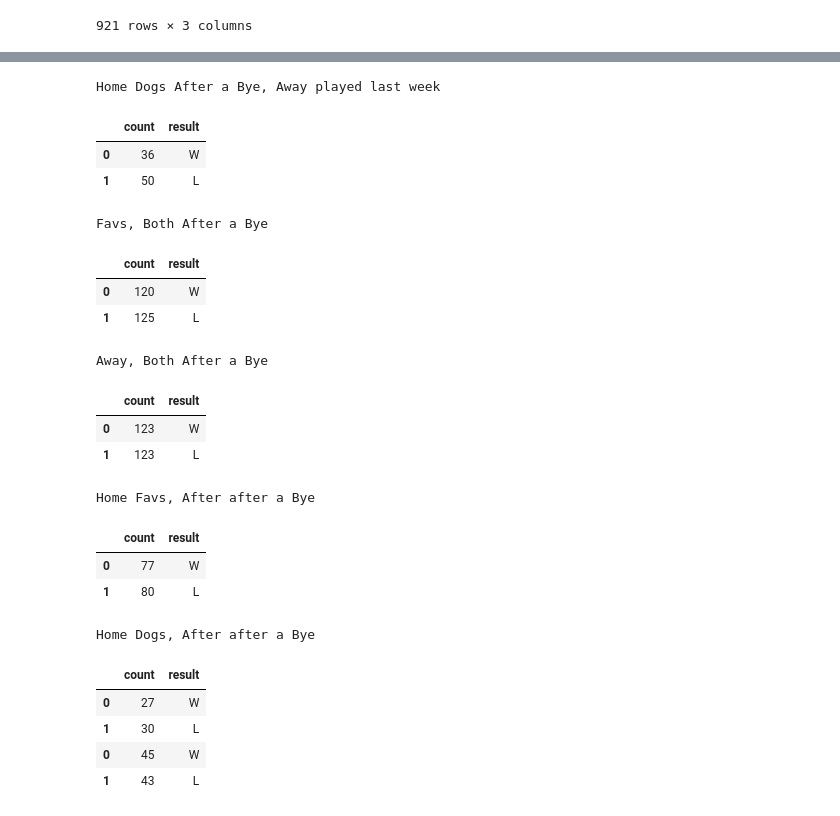
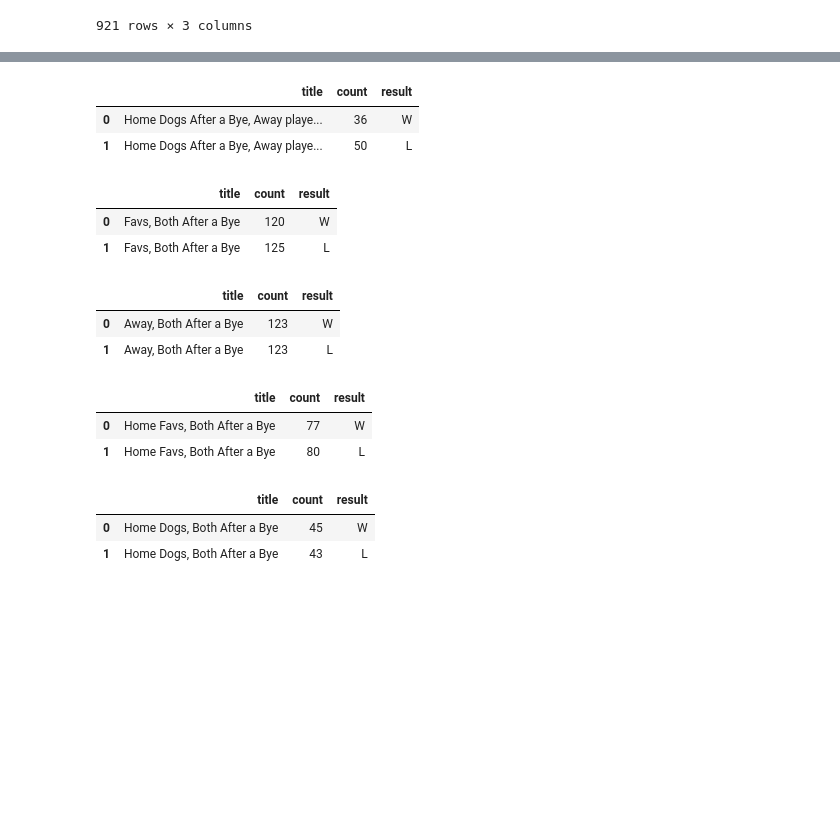
Before and after one commit to mlech413/historical-results, a Jupyter notebook: after_bye_sqldf.ipynb, the cells around one changed output, grey strips where cells are left out. Drawn from its saved outputs; the diff is of its cells as text; code cells hidden in the pictures; blank space fills up the shorter version.

Commit message:
query titles set

```diff
--- a/after_bye_sqldf.ipynb
+++ b/after_bye_sqldf.ipynb
@@ -301,5 +297,5 @@ Home Favs After a Bye, Away played last week
 # %%
-print('Home Dogs After a Bye, Away played last week')
+query_title = ('Home Dogs After a Bye, Away played last week')
 
 temp_df = (sqldf('''SELECT count(*) as count, "W" as result
                     FROM results_df as r
@@ -333,14 +329,19 @@ temp_df = (sqldf('''SELECT count(*) as count, "W" as result
                     ORDER BY 2 DESC
                     '''))
 
+temp_df['title'] = query_title
+first_column = temp_df.pop('title')
+temp_df.insert(0, 'title', first_column)
+
+display_df = pd.concat([display_df, temp_df])
 temp_df
+# display_df
 # %% [output]
-Home Dogs After a Bye, Away played last week
-|  | count | result |
-| 0 | 36 | W |
-| 1 | 50 | L |
+|  | title | count | result |
+| 0 | Home Dogs After a Bye, Away playe... | 36 | W |
+| 1 | Home Dogs After a Bye, Away playe... | 50 | L |
 # %%
-print('Favs, Both After a Bye')
+query_title = ('Favs, Both After a Bye')
 
 temp_df = (sqldf('''SELECT count(*) as count, "W" as result
                     FROM results_df as r
@@ -390,14 +391,19 @@ temp_df = (sqldf('''SELECT count(*) as count, "W" as result
                     ORDER BY 2 DESC
                     '''))
 
+temp_df['title'] = query_title
+first_column = temp_df.pop('title')
+temp_df.insert(0, 'title', first_column)
+
+display_df = pd.concat([display_df, temp_df])
 temp_df
+# display_df
 # %% [output]
-Favs, Both After a Bye
-|  | count | result |
-| 0 | 120 | W |
-| 1 | 125 | L |
+|  | title | count | result |
+| 0 | Favs, Both After a Bye | 120 | W |
+| 1 | Favs, Both After a Bye | 125 | L |
 # %%
-print('Away, Both After a Bye')
+query_title = ('Away, Both After a Bye')
 
 temp_df = (sqldf('''SELECT count(*) as count, "W" as result
                     FROM results_df as r
@@ -441,14 +447,19 @@ temp_df = (sqldf('''SELECT count(*) as count, "W" as result
                     ORDER BY 2 DESC
                     '''))
 
+temp_df['title'] = query_title
+first_column = temp_df.pop('title')
+temp_df.insert(0, 'title', first_column)
+
+display_df = pd.concat([display_df, temp_df])
 temp_df
+# display_df
 # %% [output]
-Away, Both After a Bye
-|  | count | result |
-| 0 | 123 | W |
-| 1 | 123 | L |
+|  | title | count | result |
+| 0 | Away, Both After a Bye | 123 | W |
+| 1 | Away, Both After a Bye | 123 | L |
 # %%
-print('Home Favs, After after a Bye')
+query_title = ('Home Favs, Both After a Bye')
 
 temp_df = (sqldf('''SELECT count(*) as count, "W" as result
                     FROM results_df as r
@@ -494,14 +505,19 @@ temp_df = (sqldf('''SELECT count(*) as count, "W" as result
                     ORDER BY 2 DESC
                     '''))
 
+temp_df['title'] = query_title
+first_column = temp_df.pop('title')
+temp_df.insert(0, 'title', first_column)
+
+display_df = pd.concat([display_df, temp_df])
 temp_df
+# display_df
 # %% [output]
-Home Favs, After after a Bye
-|  | count | result |
-| 0 | 77 | W |
-| 1 | 80 | L |
+|  | title | count | result |
+| 0 | Home Favs, Both After a Bye | 77 | W |
+| 1 | Home Favs, Both After a Bye | 80 | L |
 # %%
-print('Home Dogs, After after a Bye')
+query_title = ('Home Dogs, Both After a Bye')
 
 temp_df = (sqldf('''SELECT count(*) as count, "W" as result
                     FROM results_df as r
@@ -522,37 +538,38 @@ temp_df = (sqldf('''SELECT count(*) as count, "W" as result
                                      WHERE r.away_team = b3.team
                                      AND r.season = b3.season
                                      AND r.week = b3.week - 1
                                     )
                     UNION
                     SELECT count(*) as count, "L" as result
                     FROM results_df as r
                     INNER JOIN bye_weeks_df as b
                     ON r.home_team = b.team
                     AND r.season = b.season
                     AND r.week = b.week - 1
                     WHERE r.spread_close < 0
                     AND r.home_team_result = "L"
                     AND EXISTS ( SELECT "Y"
                                      FROM bye_weeks_df as b2
                                      WHERE r.home_team = b2.team
                                      AND r.season = b2.season
                                      AND r.week = b2.week - 1
                                     )
                     AND EXISTS ( SELECT "Y"
                                      FROM bye_weeks_df as b3
                                      WHERE r.away_team = b3.team
                                      AND r.season = b3.season
                                      AND r.week = b3.week - 1
                                     )
                     ORDER BY 2 DESC
                     '''))
+temp_df['title'] = query_title
+first_column = temp_df.pop('title')
+temp_df.insert(0, 'title', first_column)
 
 display_df = pd.concat([display_df, temp_df])
-display_df
+temp_df
+# display_df
 # %% [output]
-Home Dogs, After after a Bye
-|  | count | result |
-| 0 | 27 | W |
-| 1 | 30 | L |
-| 0 | 45 | W |
-| 1 | 43 | L |
+|  | title | count | result |
+| 0 | Home Dogs, Both After a Bye | 45 | W |
+| 1 | Home Dogs, Both After a Bye | 43 | L |
```
Also changed, not shown: parts of 5 cells of this notebook, 2 other files.
